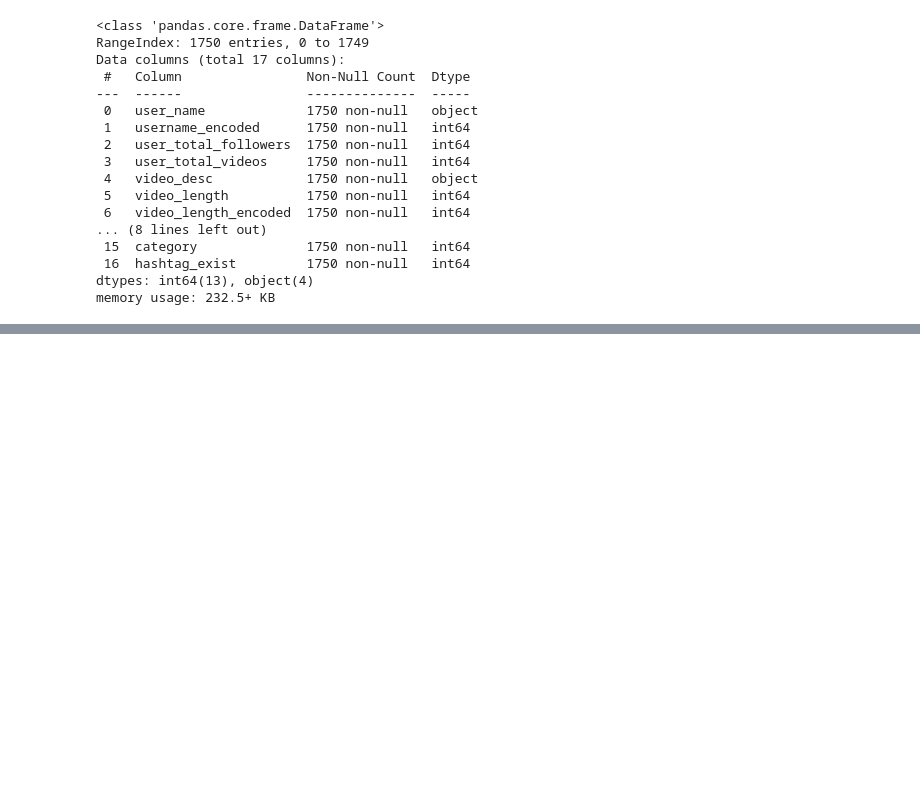
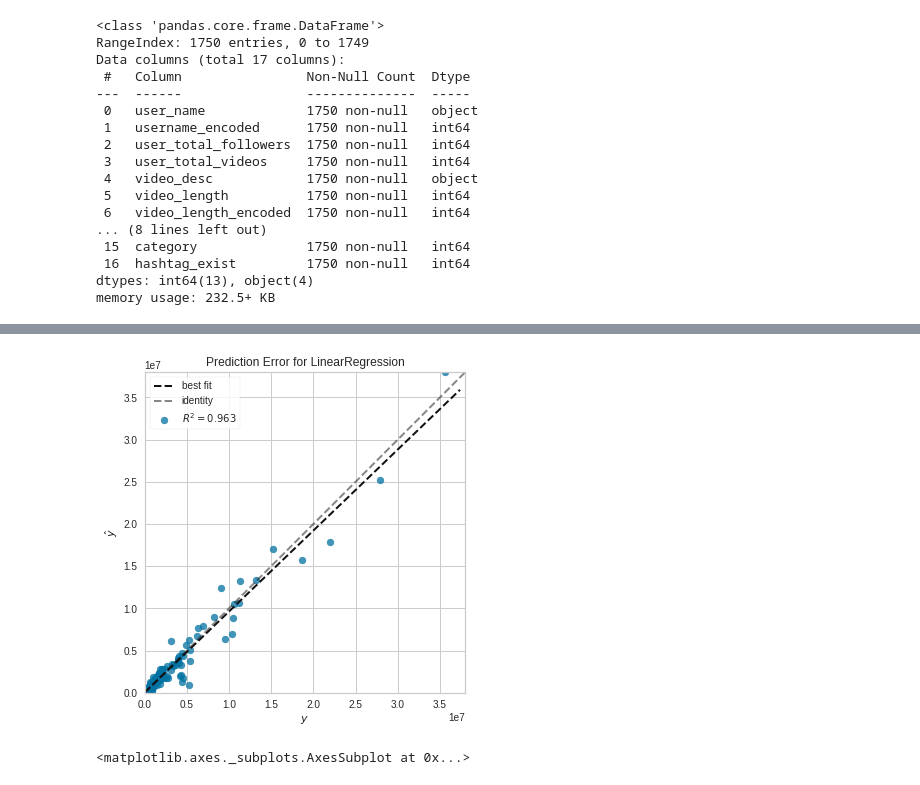
Before and after one commit to rainamra/TikTok-Indonesia-Statistics, a Jupyter notebook: FINALDATASCIENCE.ipynb, the cells around one changed output, grey strips where cells are left out. Drawn from its saved outputs; the diff is of its cells as text; code cells hidden in the pictures; blank space fills up the shorter version.

```diff
--- a/FINALDATASCIENCE.ipynb
+++ b/FINALDATASCIENCE.ipynb
@@ -652,6 +424,6 @@ plt.show()
 # %%
-label = datasets["cluster_total_followers"]
-predictors_label = ["cluster_likes", "cluster_plays", "cluster_comments", "cluster_shares"]
+label = datasets["n_plays"]
+predictors_label = ["n_likes","n_comments","n_shares"]
 
 predictors = datasets[predictors_label]
 x_train, x_test, y_train, y_test = train_test_split(predictors, label, test_size=0.3, random_state=365)
@@ -717,6 +429,0 @@ metrics.plot_confusion_matrix(clf_tree, x_test, y_test, display_labels=["1", "2"
-# %%
-label = datasets["cluster_likes"]
-predictors_label = ["cluster_plays", "cluster_comments", "cluster_shares", "cluster_total_followers"]
-
-predictors = datasets[predictors_label]
-x_train, x_test, y_train, y_test = train_test_split(predictors, label, test_size=0.3, random_state=365)
@@ -781,0 +430,15 @@ metrics.plot_confusion_matrix(clf_tree, x_test, y_test, display_labels=["normal"
+# %%
+#LINEAR REGRESSION
+# creating an object of LinearRegression class
+LR = LinearRegression()
+
+# fitting the training data
+model = LR.fit(x_train,y_train)
+y_prediction_LR =  LR.predict(x_test)
+
+pred_test_rr= LR.predict(x_test)
+print(np.sqrt(mean_squared_error(y_test,pred_test_rr)))
+print(r2_score(y_test, pred_test_rr))
+
+print(np.sqrt(mean_squared_error(y_train,pred_train_rr)))
+print(r2_score(y_train, pred_train_rr))
@@ -781,0 +467,8 @@ metrics.plot_confusion_matrix(clf_tree, x_test, y_test, display_labels=["normal"
+# %%
+visualizer_LR = PredictionError(LR)
+visualizer_LR.fit(x_train,y_train)
+visualizer_LR.score(x_test,y_test)
+visualizer_LR.poof()
+# %% [output]
+[figure, added]
+<matplotlib.axes._subplots.AxesSubplot at 0x...>
```
Also changed, not shown: parts of 29 cells of this notebook.
